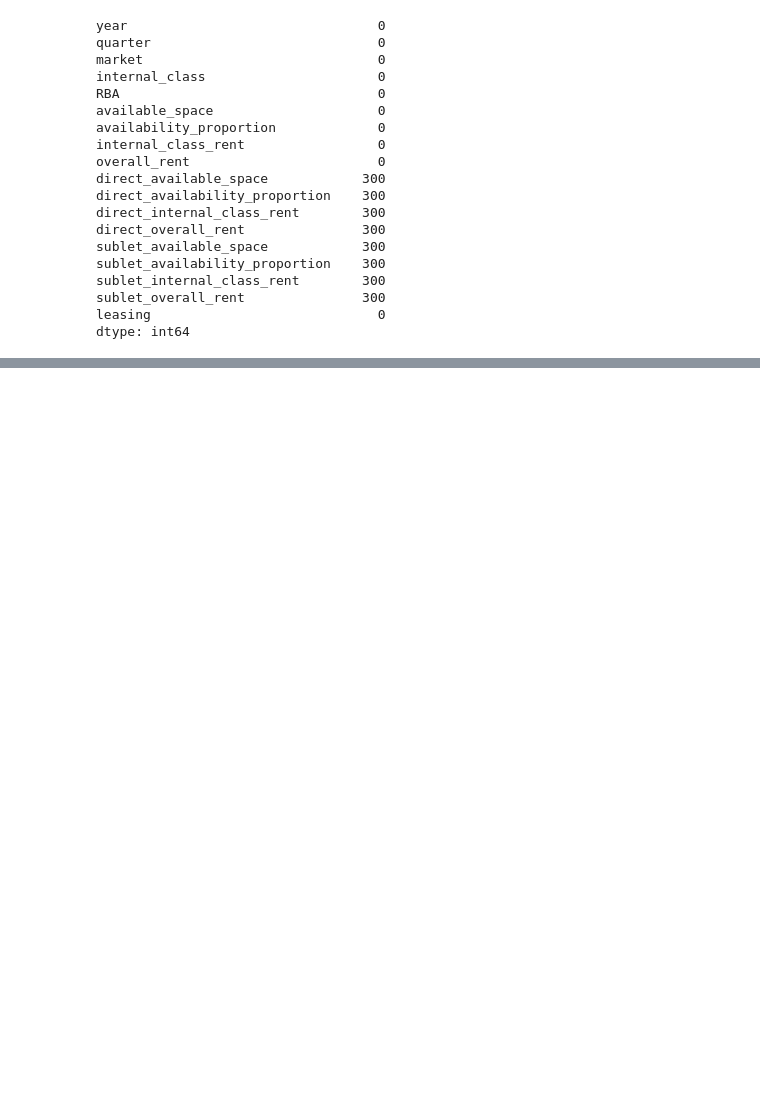
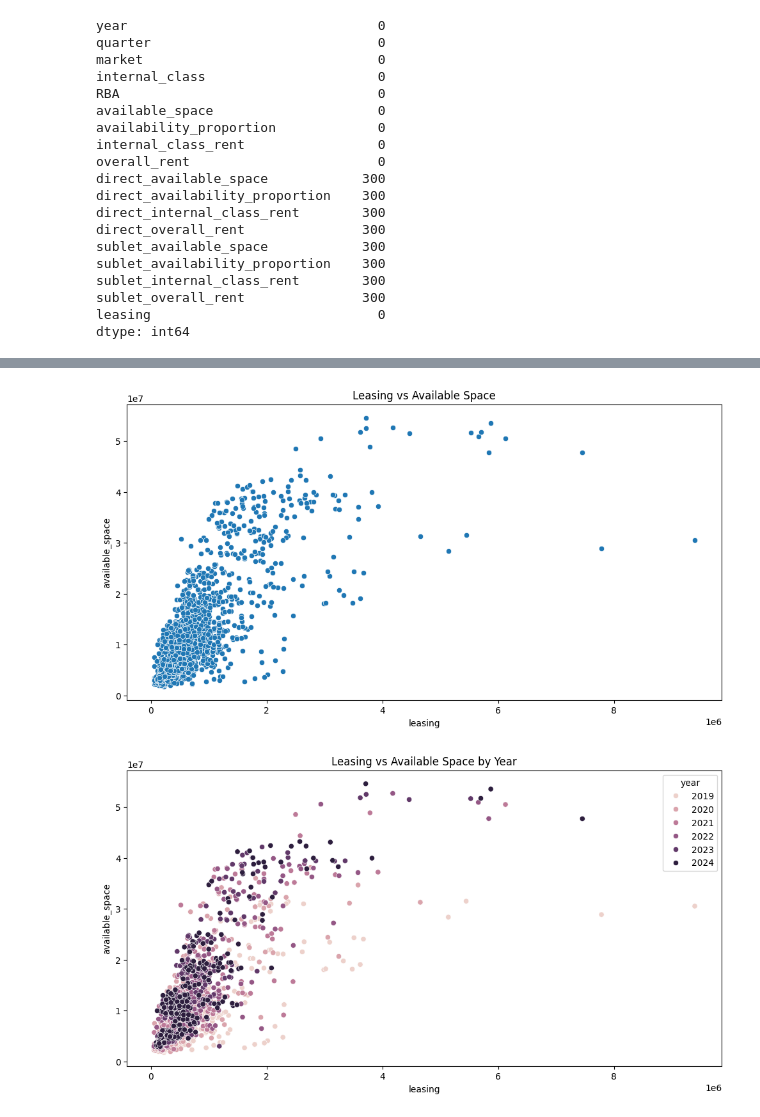
Before and after one commit to shunyeungting/Datafest2025, a Jupyter notebook: PriceAndAvailabilityData.ipynb, the cells around one changed output, grey strips where cells are left out. Drawn from its saved outputs; the diff is of its cells as text; code cells hidden in the pictures; blank space fills up the shorter version.

```diff
--- a/PriceAndAvailabilityData.ipynb
+++ b/PriceAndAvailabilityData.ipynb
@@ -74,0 +120,51 @@ PriceAvailDB.dropna(subset=numeric_columns, inplace=True)
+# %%
+# plot leasing and available_space
+plt.figure(figsize=(12, 6))
+sns.scatterplot(x='leasing', y='available_space', data=PriceAvailDB)
+plt.title('Leasing vs Available Space')
+plt.show()
+
+# Colour by year and quarter
+plt.figure(figsize=(12, 6))
+sns.scatterplot(x='leasing', y='available_space', hue='year', data=PriceAvailDB)
+plt.title('Leasing vs Available Space by Year')
+plt.show()
+
+# Year 2019
+plt.figure(figsize=(12, 6))
+sns.scatterplot(x='leasing', y='available_space', hue='quarter', data=PriceAvailDB[PriceAvailDB['year'] == '2019'])
+plt.title('Leasing vs Available Space by Quarter (2019)')
+plt.show()
+
+# Year 2020
+plt.figure(figsize=(12, 6))
+sns.scatterplot(x='leasing', y='available_space', hue='quarter', data=PriceAvailDB[PriceAvailDB['year'] == '2020'])
+plt.title('Leasing vs Available Space by Quarter (2020)')
+plt.show()
+
+# Year 2021
+plt.figure(figsize=(12, 6))
+sns.scatterplot(x='leasing', y='available_space', hue='quarter', data=PriceAvailDB[PriceAvailDB['year'] == '2021'])
+plt.title('Leasing vs Available Space by Quarter (2021)')
+plt.show()
+
+# Year 2022
+plt.figure(figsize=(12, 6))
+sns.scatterplot(x='leasing', y='available_space', hue='quarter', data=PriceAvailDB[PriceAvailDB['year'] == '2022'])
+plt.title('Leasing vs Available Space by Quarter (2022)')
+plt.show()
+
+# Year 2023
+plt.figure(figsize=(12, 6))
+sns.scatterplot(x='leasing', y='available_space', hue='quarter', data=PriceAvailDB[PriceAvailDB['year'] == '2023'])
+plt.title('Leasing vs Available Space by Quarter (2023)')
+plt.show()
+
+# Year 2024
+plt.figure(figsize=(12, 6))
+sns.scatterplot(x='leasing', y='available_space', hue='quarter', data=PriceAvailDB[PriceAvailDB['year'] == '2024'])
+plt.title('Leasing vs Available Space by Quarter (2024)')
+plt.show()
+# %% [output]
+[figure, added]
+[figure, added]
```
Also changed, not shown: parts of 9 cells of this notebook.
